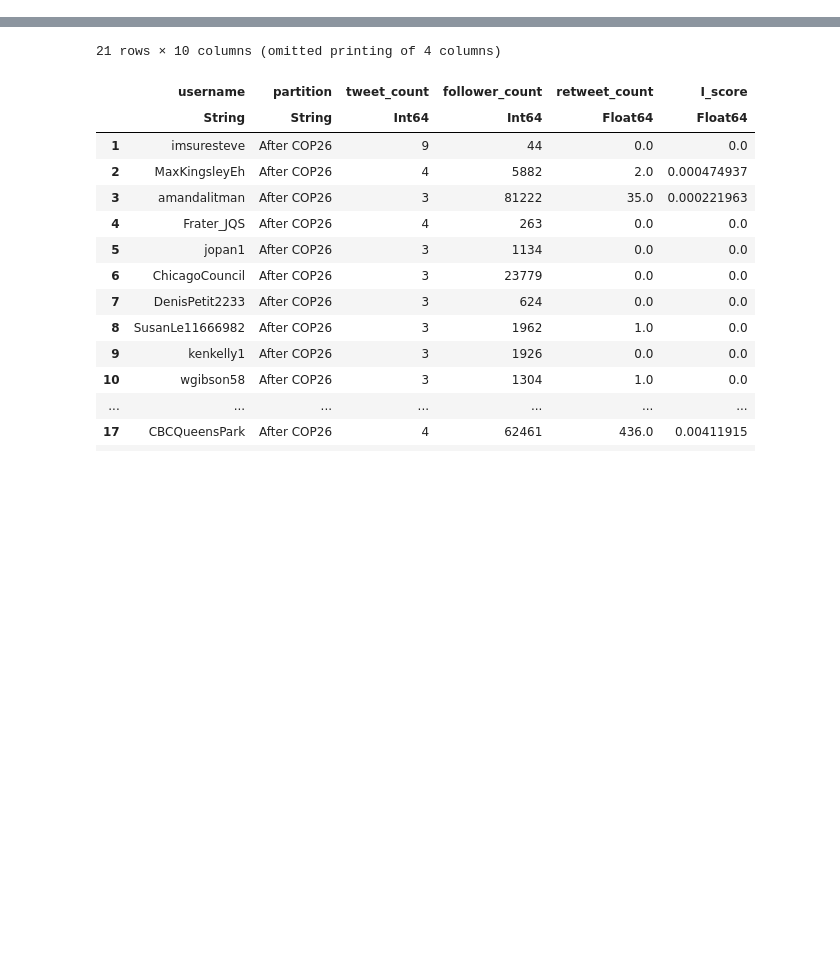
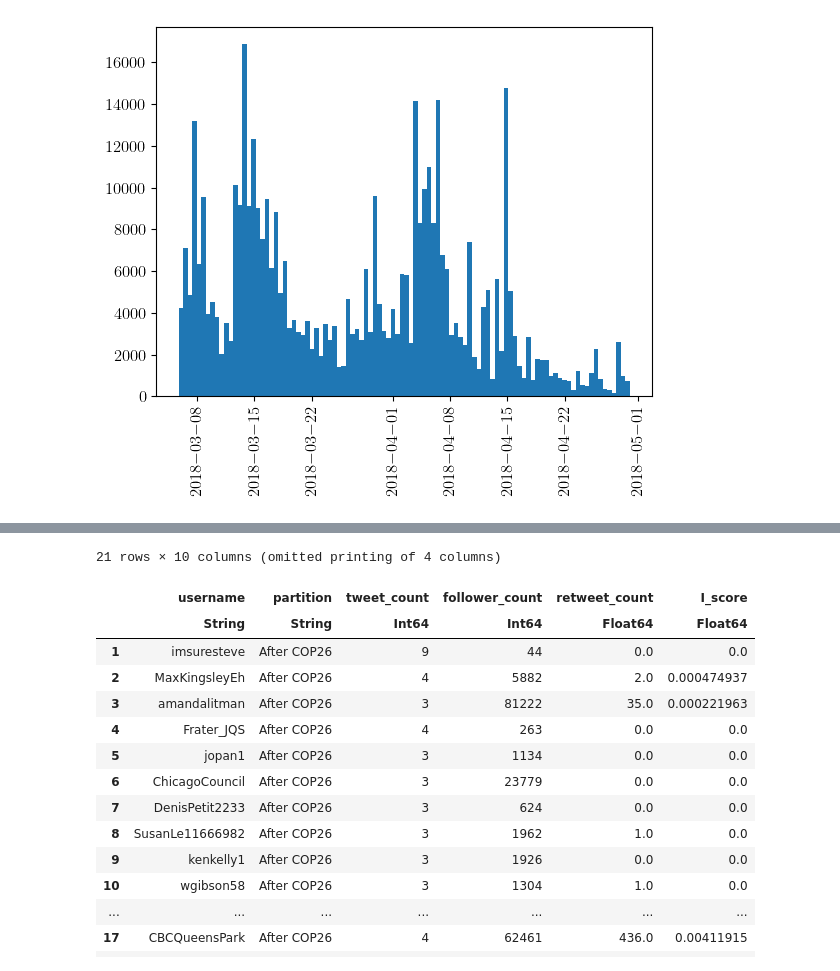
Before and after one commit to Cyrilvallez/Measuring-Influence-Twitter, a Jupyter notebook: Julia/Notebooks/test.ipynb, the cells around one changed output, grey strips where cells are left out. Drawn from its saved outputs; the diff is of its cells as text; code cells hidden in the pictures; blank space fills up the shorter version.

```diff
--- a/Julia/Notebooks/test.ipynb
+++ b/Julia/Notebooks/test.ipynb
@@ -7,0 +41,7 @@ import Seaborn as sns
+# %%
+plt.figure()
+plt.hist(df2.created_at, bins=100)
+xloc, xlabels = plt.xticks()
+plt.xticks(xloc, xlabels, rotation="vertical");
+# %% [output]
+[figure, added]
```
Also changed, not shown: parts of 9 cells of this notebook, 1 other file.
